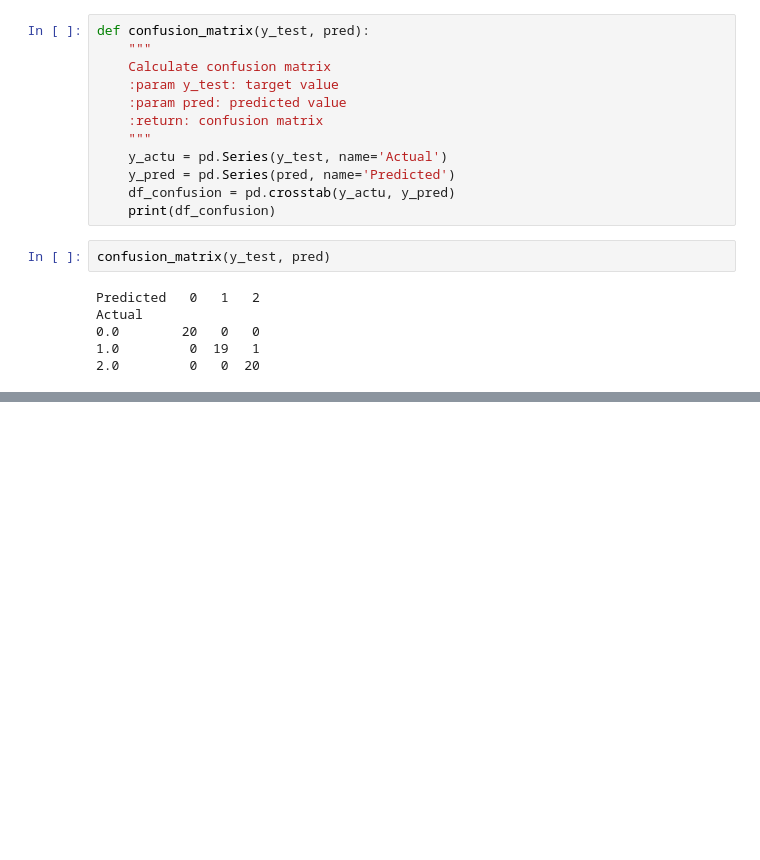
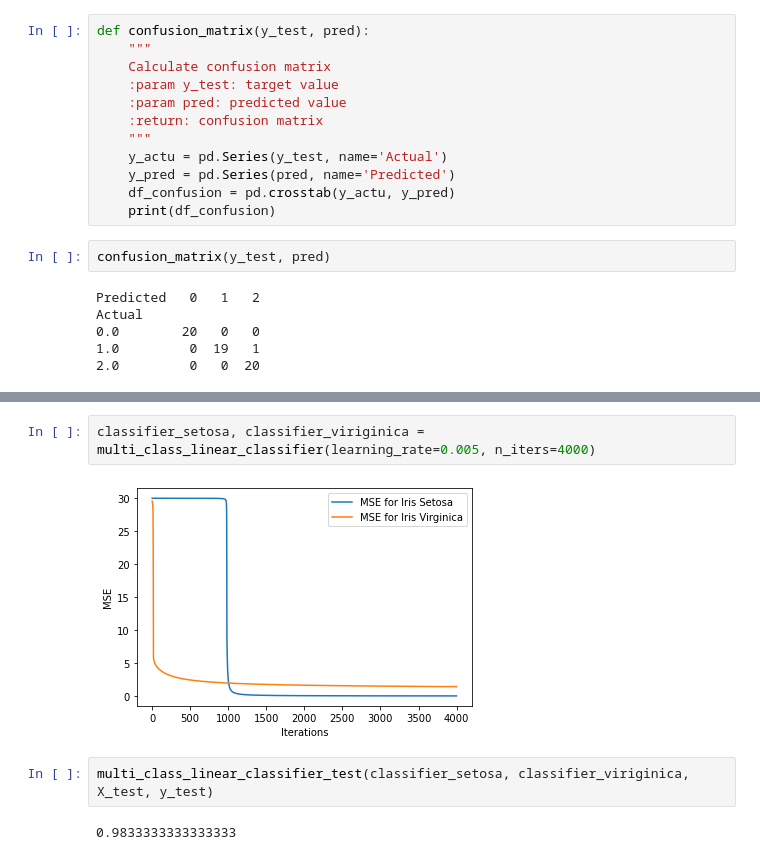
Before and after one commit to Sivaranjith1/iris_classification, a Jupyter notebook: classification.ipynb, the cells around one changed output, grey strips where cells are left out. Saved outputs shown, nothing was run; the diff lists cells and outputs as text; blank space fills up the shorter version.

```diff
--- a/classification.ipynb
+++ b/classification.ipynb
@@ -231,0 +266,8 @@ Actual
+# %%
+classifier_setosa, classifier_viriginica = multi_class_linear_classifier(learning_rate=0.005, n_iters=4000)
+# %% [output]
+[figure, added]
+# %%
+multi_class_linear_classifier_test(classifier_setosa, classifier_viriginica, X_test, y_test)
+# %% [output]
+0.9833333333333333
```
Also changed, not shown: parts of 5 cells of this notebook.
